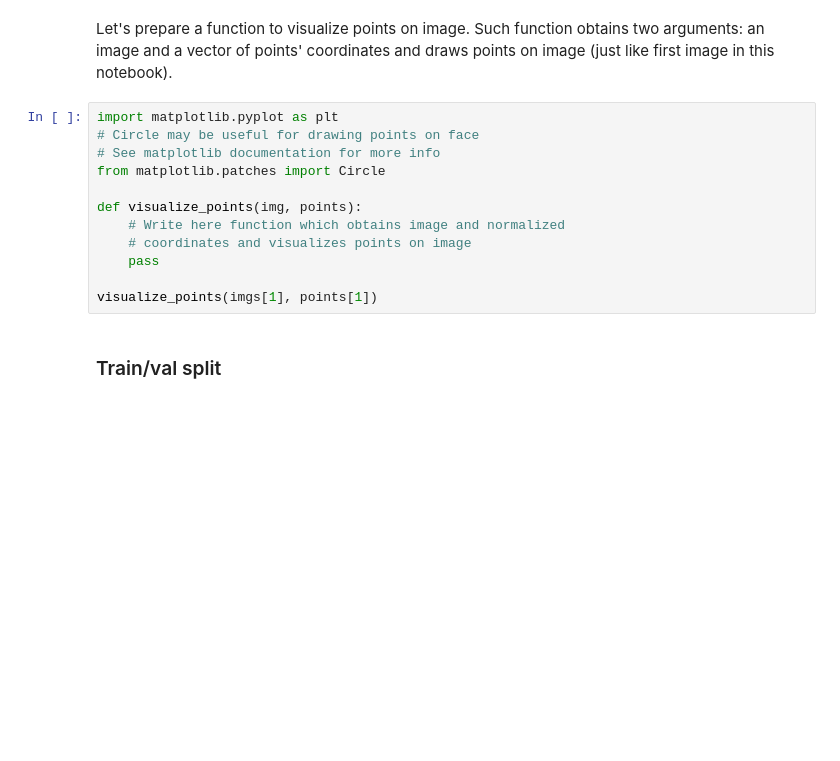
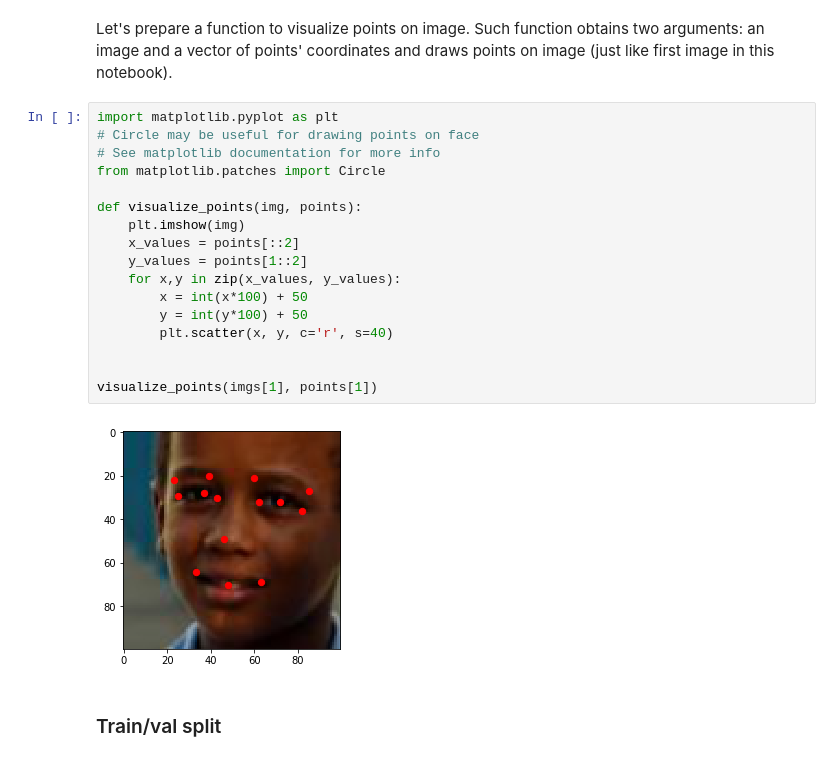
Before and after one commit to nikhilkuria/workbooks, a Jupyter notebook: courseera-deep-learning-image/week2/facial-keypoints/Facial keypoints.ipynb, the cells around one changed output. Saved outputs shown, nothing was run; the diff lists cells and outputs as text; blank space fills up the shorter version.

Commit message:
visualising keypoints

```diff
--- a/courseera-deep-learning-image/week2/facial-keypoints/Facial keypoints.ipynb
+++ b/courseera-deep-learning-image/week2/facial-keypoints/Facial keypoints.ipynb
@@ -95,15 +90,22 @@ Let's prepare a function to visualize points on image. Such function obtains two
 # %%
 import matplotlib.pyplot as plt
 # Circle may be useful for drawing points on face
 # See matplotlib documentation for more info
 from matplotlib.patches import Circle
 
 def visualize_points(img, points):
-    # Write here function which obtains image and normalized
-    # coordinates and visualizes points on image
-    pass
+    plt.imshow(img)
+    x_values = points[::2]
+    y_values = points[1::2]
+    for x,y in zip(x_values, y_values):
+        x = int(x*100) + 50
+        y = int(y*100) + 50
+        plt.scatter(x, y, c='r', s=40)
+
 
 visualize_points(imgs[1], points[1])
+# %% [output]
+[figure, added]
 # %% [markdown]
 ### Train/val split
 # %% [markdown]
```
Also changed, not shown: parts of 2 cells of this notebook, 3 other files.
